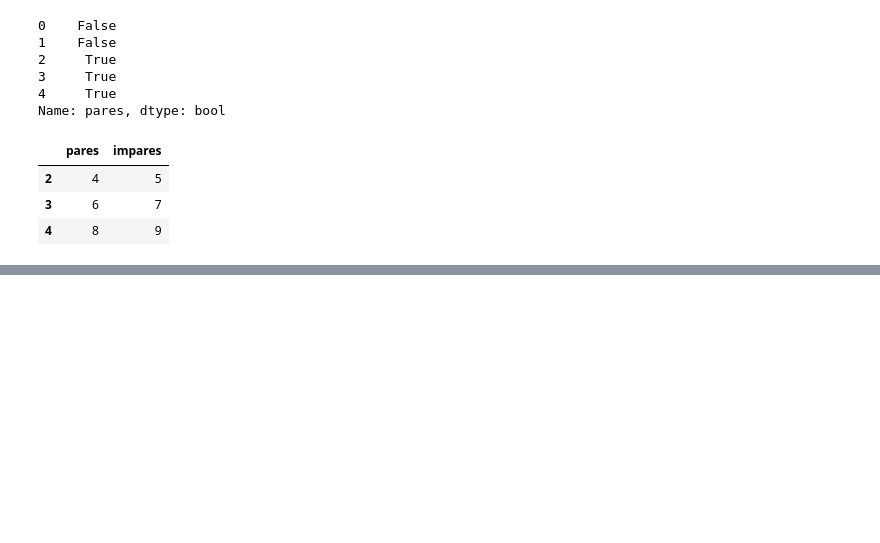
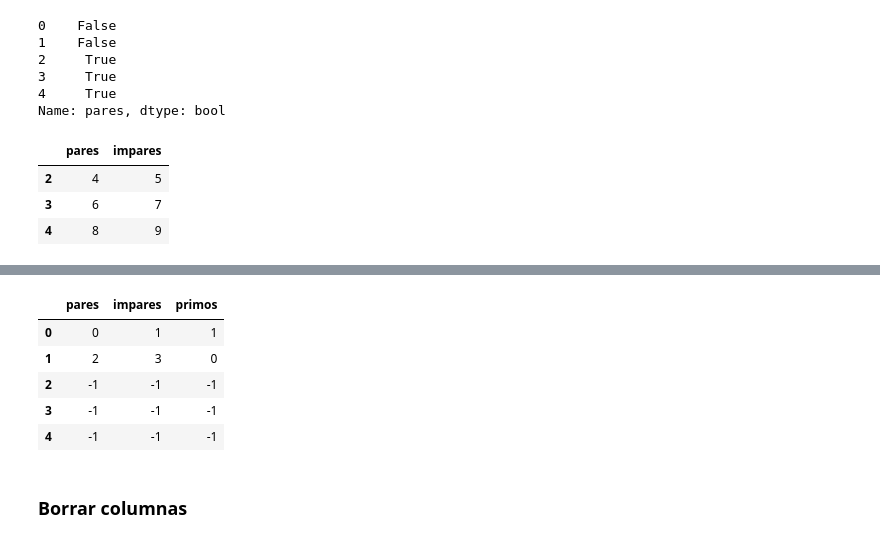
Before and after one commit to Ardark27/python_finance, a Jupyter notebook: 4_pandas/4_1_intro.ipynb, the cells around one changed output, grey strips where cells are left out. Drawn from its saved outputs; the diff is of its cells as text; code cells hidden in the pictures; blank space fills up the shorter version.

```diff
--- a/4_pandas/4_1_intro.ipynb
+++ b/4_pandas/4_1_intro.ipynb
@@ -488,0 +527,12 @@ numeros[numeros.pares>2]
+# %%
+numeros[numeros.pares>2]=-1
+numeros
+# %% [output]
+|  | pares | impares | primos |
+| 0 | 0 | 1 | 1 |
+| 1 | 2 | 3 | 0 |
+| 2 | -1 | -1 | -1 |
+| 3 | -1 | -1 | -1 |
+| 4 | -1 | -1 | -1 |
+# %% [markdown]
+### Borrar columnas
```
Also changed, not shown: parts of 26 cells of this notebook.
